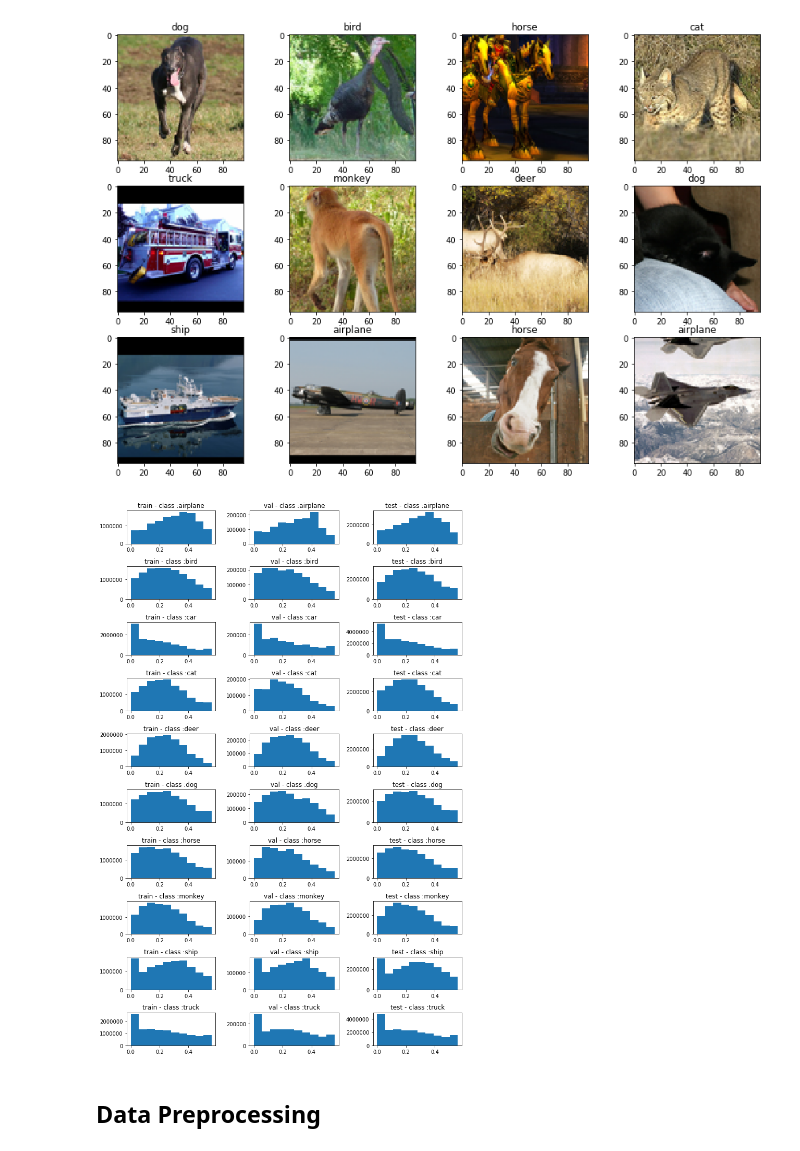
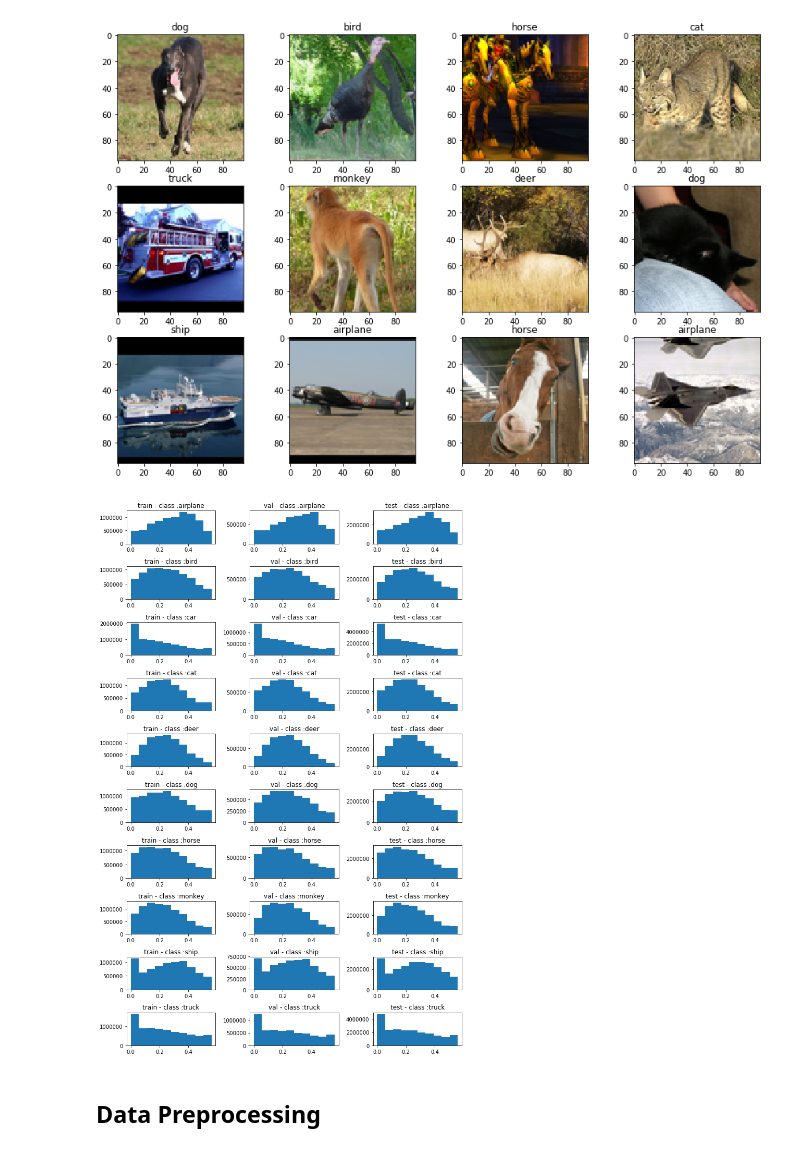
Before and after one commit to MiyainNYC/shoulders-of-giants, a Jupyter notebook: Untitled.ipynb, the cells around one changed output. Drawn from its saved outputs; the diff is of its cells as text; code cells hidden in the pictures.

```diff
--- a/Untitled.ipynb
+++ b/Untitled.ipynb
@@ -75,37 +74,38 @@ for i in range(1,M*N+1):
 # %% [output]
 [figure]
 # %%
-x_train = train_X[:4500]/455
-y_train = train_Y[:4500]
-x_val = train_X[4500:]/455
-y_val = train_Y[4500:]
+divide = 3000
+x_train = train_X[:divide]/455
+y_train = train_Y[:divide]
+x_val = train_X[divide:]/455
+y_val = train_Y[divide:]
 x_test = test_X/455
 y_test = test_Y
 
 N = 10
 M = 3
 class_no = 1
 fig, axes = plt.subplots(figsize = (10,15),nrows=N, ncols=M)
 for i in range(1,N*M+1):
     if i%3 ==1:
         plt.subplot(N,M,i)
         temt_train = x_train[np.asarray([y_train==class_no]).flatten()]
         plt.hist(temt_train.reshape(temt_train.shape[0]*temt_train.shape[1]*temt_train.shape[2]*temt_train.shape[3],1))
         plt.title('train - class :%s'%label_dict[class_no])
     if i%3 ==2:
         plt.subplot(N,M,i)
         temt_val = x_val[np.asarray([y_val==class_no]).flatten()]
         plt.hist(temt_val.reshape(temt_val.shape[0]*temt_val.shape[1]*temt_val.shape[2]*temt_val.shape[3],1))
         plt.title('val - class :%s'%label_dict[class_no])
     if i%3 ==0:
         plt.subplot(N,M,i)
         temt_test = x_test[np.asarray([y_test==class_no]).flatten()]
         plt.hist(temt_test.reshape(temt_test.shape[0]*temt_test.shape[1]*temt_test.shape[2]*temt_test.shape[3],1))
         plt.title('test - class :%s'%label_dict[class_no])
         class_no += 1
 fig.tight_layout()
 # %% [output]
-[figure, old version]
+[figure, new version]
 # %% [markdown]
 ## Data Preprocessing
 # %%
```
Also changed, not shown: parts of 5 cells of this notebook.
